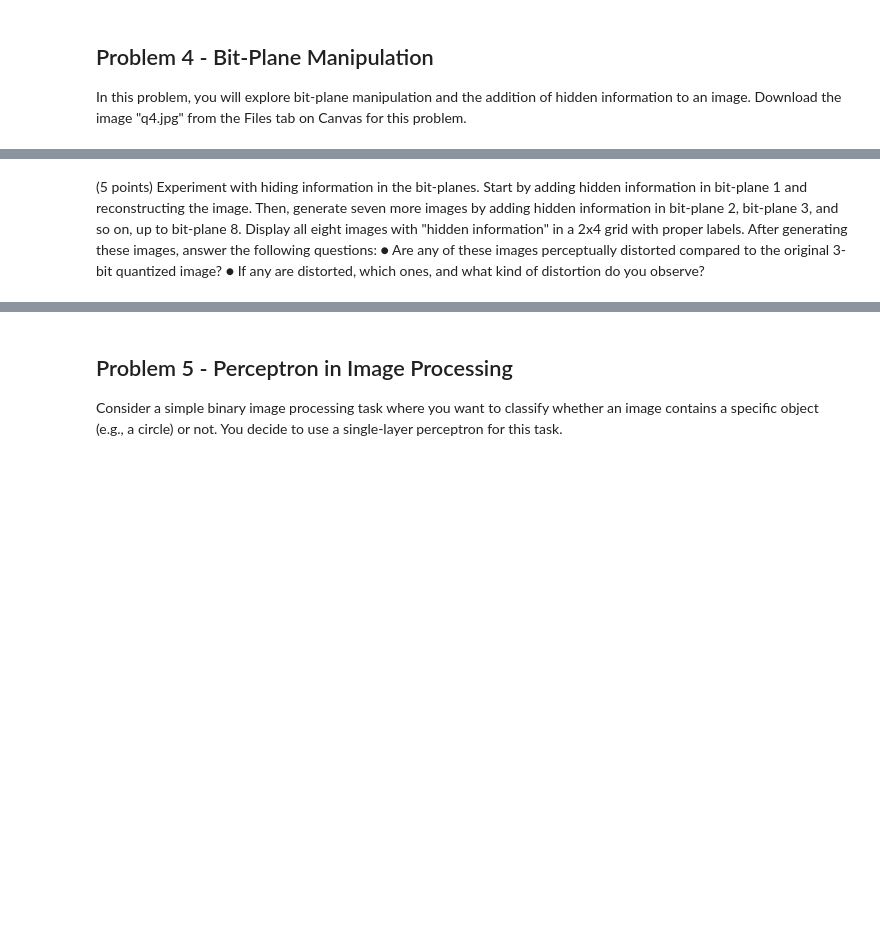
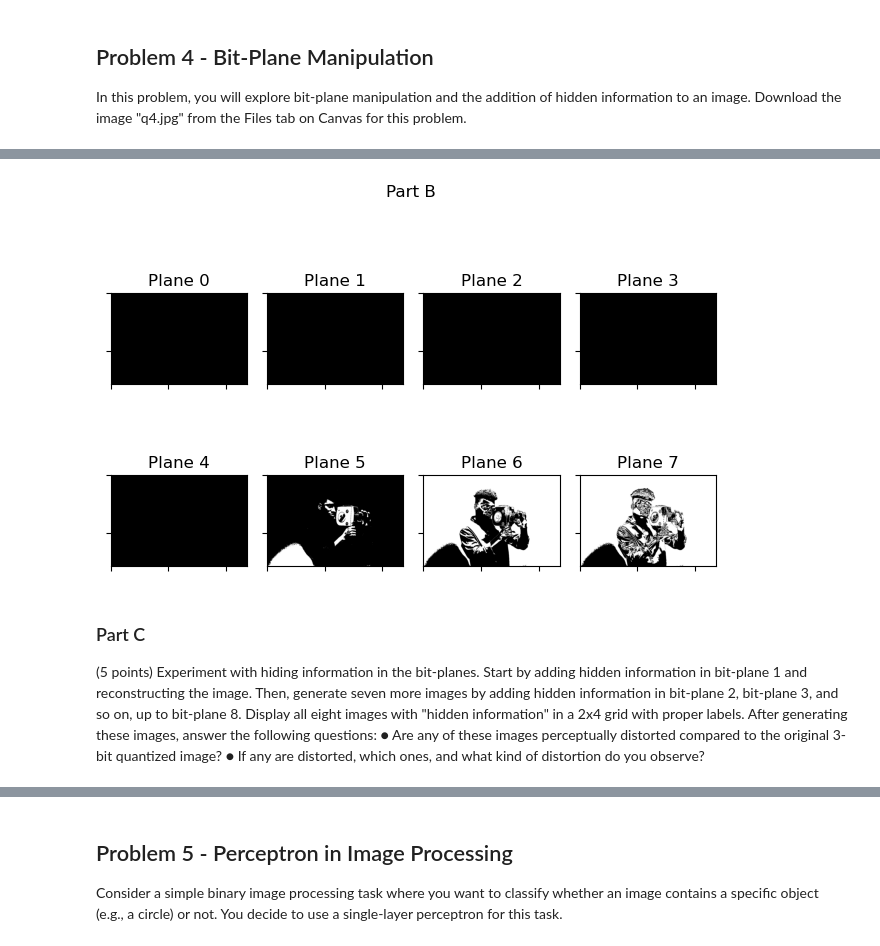
Before and after one commit to JacksonPaull/fa2023, a Jupyter notebook: Image Processing/Homework 1/hw1.ipynb, the cells around one changed output, grey strips where cells are left out. Cells and saved outputs as stored; diff of their text form; code cells hidden in the pictures; blank space fills up the shorter version.

```diff
--- a/Image Processing/Homework 1/hw1.ipynb
+++ b/Image Processing/Homework 1/hw1.ipynb
@@ -595,7 +623,24 @@ Display the 3-bit quantized image and the original image side by side.
 (5 points) Use the bitget function to extract each of the 8 bit-planes from the 3-bit
 quantized image. Display the 8 bit-planes in a 2x4 grid with appropriate labels. Helpful
 functions in python: numpy.unpackbits(), numpy.packbits()
+# %%
+fig, axs = plt.subplots(2, 4)
+fig.suptitle('Part B')
+plt.setp(axs, yticklabels=[], xticklabels=[])
+
+d = np.unpackbits(q4_quant[:,:,:1], axis=-1)
+for i in range(8):
+    plane = increase_depth(d[:,:,i], 3) * 255 # Binarize plane
+    axs[i // 4, i % 4].set_title(f'Plane {i}')
+    axs[i // 4, i % 4].imshow(plane)
+
+fig.tight_layout()
+plt.show()
+# %% [output]
+[figure, added]
 # %% [markdown]
+### Part C
+
 (5 points) Experiment with hiding information in the bit-planes. Start by adding hidden
 information in bit-plane 1 and reconstructing the image. Then, generate seven more
 images by adding hidden information in bit-plane 2, bit-plane 3, and so on, up to
```
Also changed, not shown: parts of 10 cells of this notebook, 1 other file.
